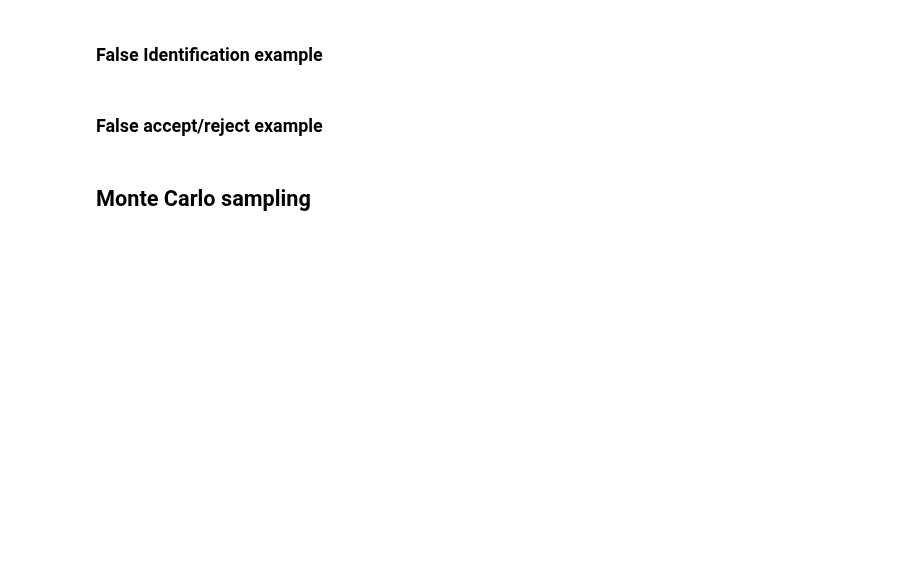
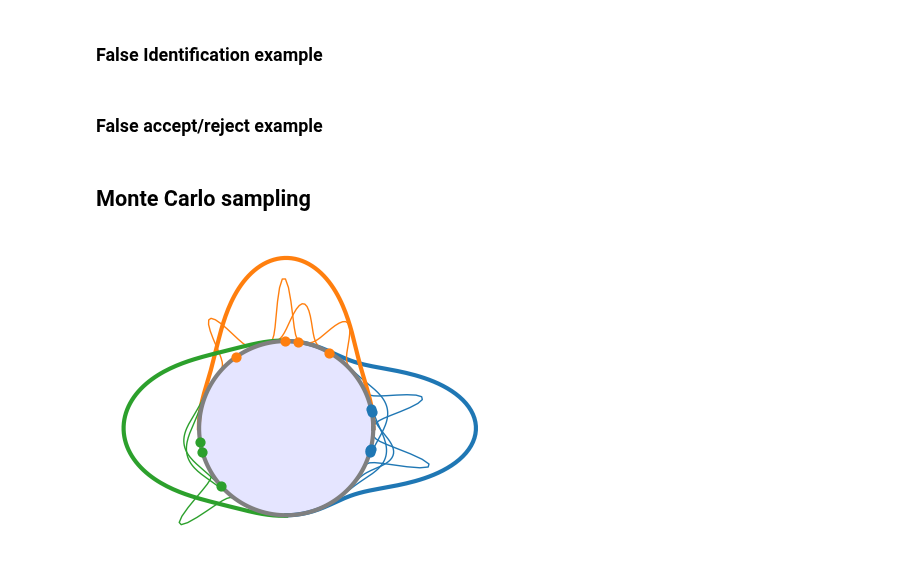
Before and after one commit to vanekek/face_ue, a Jupyter notebook: notebooks/paper_method_plot.ipynb, the cells around one changed output. Cells and saved outputs as stored; diff of their text form; code cells hidden in the pictures; blank space fills up the shorter version.

```diff
--- a/notebooks/paper_method_plot.ipynb
+++ b/notebooks/paper_method_plot.ipynb
@@ -194,0 +240,27 @@ draw_example(
+# %%
+fontsize = 20
+linewidth = 3
+dot_size = 80
+fig, ax = plt.subplots(figsize=(5, 5))
+draw_circle(ax, linewidth)
+for class_id, (angle, kappa) in enumerate(zip(class_center_angles, class_z_kappa)):
+    color = colors[class_id]
+    draw_vmf_dencity(angle, kappa, ax, linewidth=3, color=color, range=np.pi / 2)
+    for position in np.where(gallery_subject_ids_sorted == class_id)[0]:
+        point_angle = np.angle(
+            [gallery_features[position][0] + 1j * gallery_features[position][1]]
+        )[0]
+        draw_vmf_dencity(
+            point_angle,
+            gallery_unc[position],
+            ax,
+            linewidth=1,
+            color=color,
+            range=np.pi / 2,
+            scale=0.1,
+            draw_center=True,
+        )
+fig.gca().set_aspect("equal")
+fig.show()
+# %% [output]
+[figure, added]
```
Also changed, not shown: parts of 4 cells of this notebook, 1 other file.
